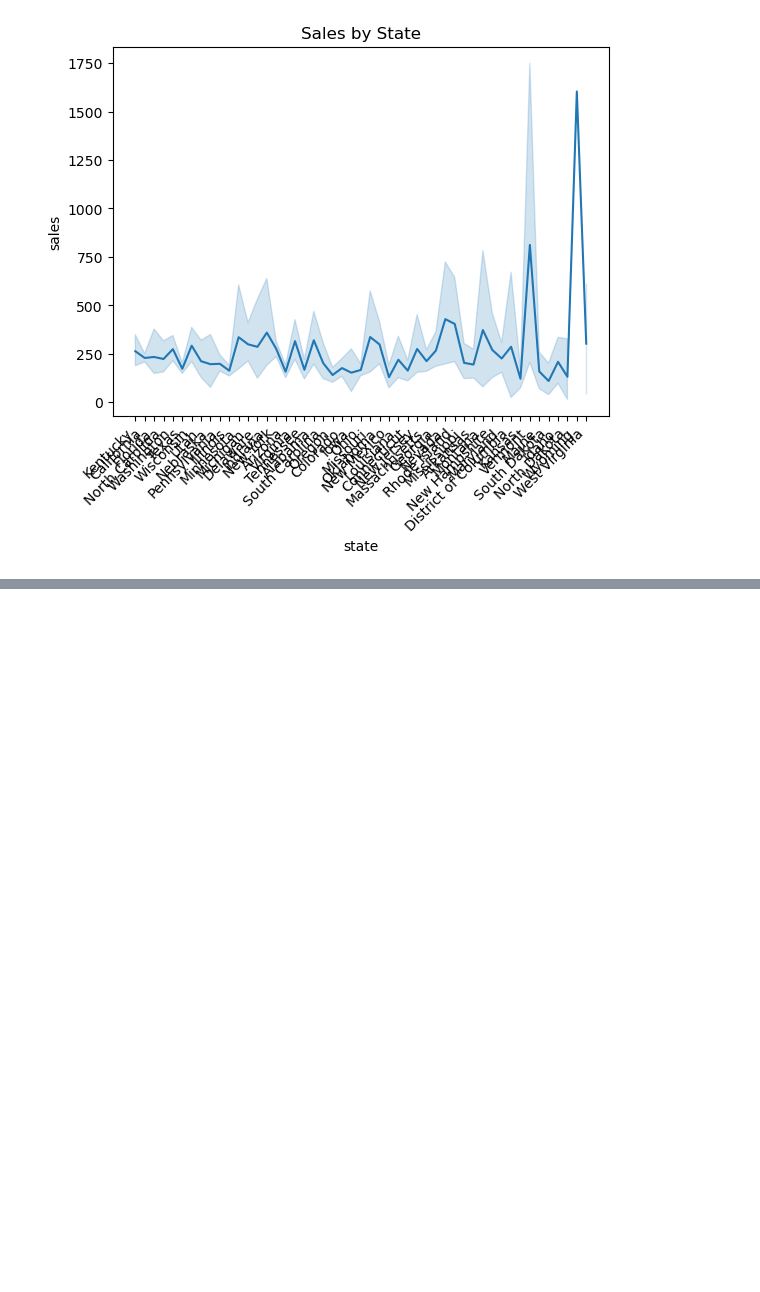
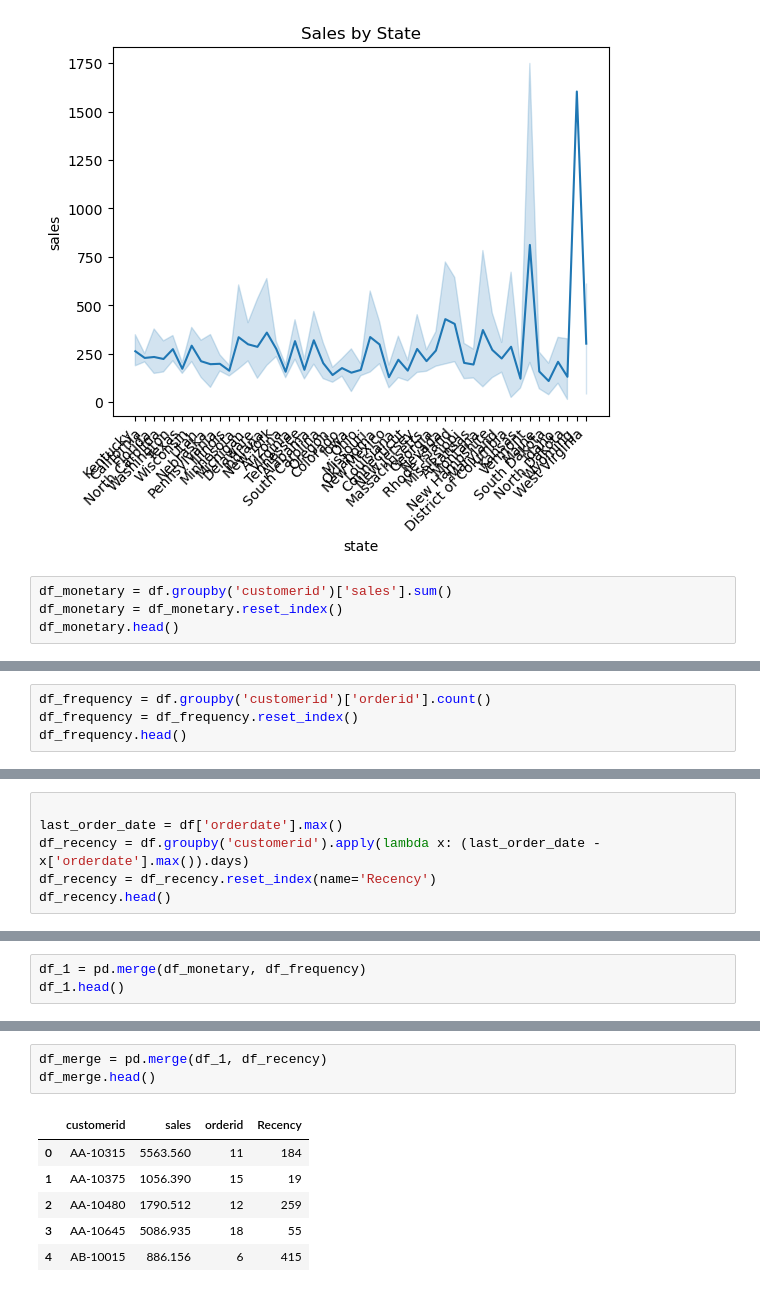
Before and after one commit to NiaLucia/e-commerce, a Jupyter notebook: e-commerce.ipynb, the cells around one changed output, grey strips where cells are left out. Cells and saved outputs as stored; diff of their text form; blank space fills up the shorter version.

```diff
--- a/e-commerce.ipynb
+++ b/e-commerce.ipynb
@@ -348,3 +355,7 @@ plt.xticks(rotation=45, horizontalalignment='right')
   Text(0, 0, ''),
   Text(0, 0, '')])
 [figure]
+# %%
+df_monetary = df.groupby('customerid')['sales'].sum()
+df_monetary = df_monetary.reset_index()
+df_monetary.head()
@@ -350,0 +369,4 @@ plt.xticks(rotation=45, horizontalalignment='right')
+# %%
+df_frequency = df.groupby('customerid')['orderid'].count()
+df_frequency = df_frequency.reset_index()
+df_frequency.head()
@@ -350,0 +380,6 @@ plt.xticks(rotation=45, horizontalalignment='right')
+# %%
+
+last_order_date = df['orderdate'].max()
+df_recency = df.groupby('customerid').apply(lambda x: (last_order_date - x['orderdate'].max()).days)
+df_recency = df_recency.reset_index(name='Recency')
+df_recency.head()
@@ -350,0 +393,3 @@ plt.xticks(rotation=45, horizontalalignment='right')
+# %%
+df_1 = pd.merge(df_monetary, df_frequency)
+df_1.head()
@@ -350,0 +403,10 @@ plt.xticks(rotation=45, horizontalalignment='right')
+# %%
+df_merge = pd.merge(df_1, df_recency)
+df_merge.head()
+# %% [output]
+|  | customerid | sales | orderid | Recency |
+| 0 | AA-10315 | 5563.560 | 11 | 184 |
+| 1 | AA-10375 | 1056.390 | 15 | 19 |
+| 2 | AA-10480 | 1790.512 | 12 | 259 |
+| 3 | AA-10645 | 5086.935 | 18 | 55 |
+| 4 | AB-10015 | 886.156 | 6 | 415 |
```
Also changed, not shown: parts of 11 cells of this notebook, 5 other files.
